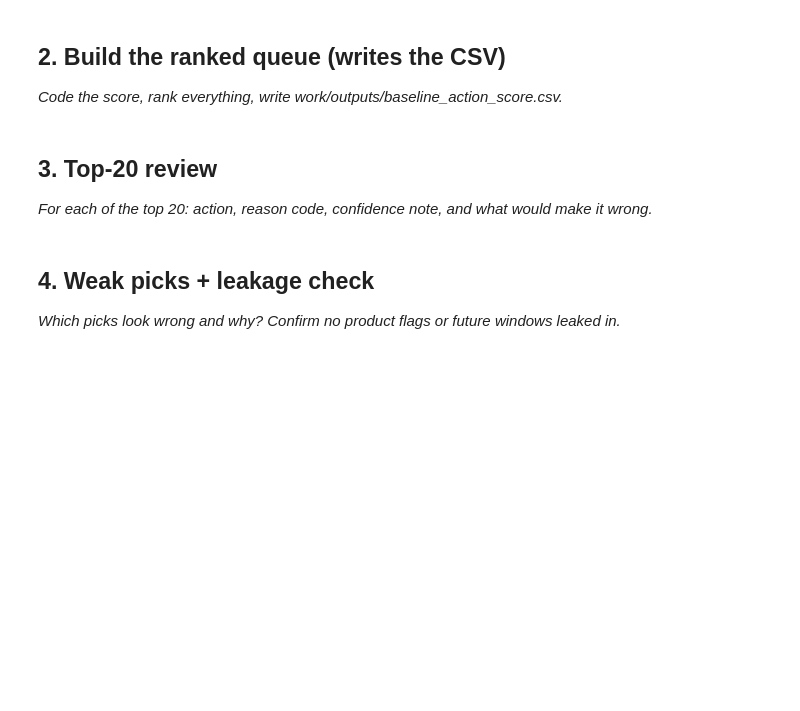
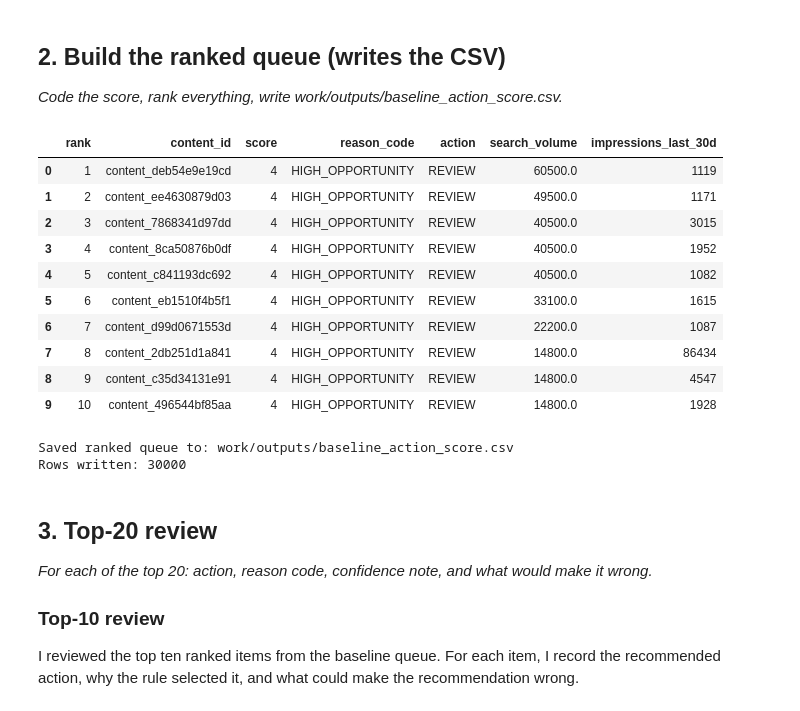
Before and after one commit to faiqakashif82-netizen/FlyRank-MachineLearning-Internship, a Jupyter notebook: work/notebooks/w04_baseline_score.ipynb, the cells around one changed output. Saved outputs shown, nothing was run; the diff lists cells and outputs as text; code cells hidden in the pictures; blank space fills up the shorter version.

```diff
--- a/work/notebooks/w04_baseline_score.ipynb
+++ b/work/notebooks/w04_baseline_score.ipynb
@@ -15,0 +108,19 @@ This skeleton is yours to fill. Work the sections **in order** — each one has
+# %%
+# Bucket search volume into simple groups
+df["volume_bucket"] = pd.cut(
+    df["search_volume"],
+    bins=[-1, 10, 50, 100, np.inf],
+    labels=["0-10", "11-50", "51-100", "101+"]
+)
+
+# Check recent impressions by search-volume bucket
+volume_check = (
+    df.groupby("volume_bucket", observed=False)
+      .agg(
+          n=("content_id", "count"),
+          avg_impressions_30d=("impressions_last_30d", "mean")
+      )
+      .reset_index()
+)
+
+volume_check
@@ -23,4 +209,59 @@ This skeleton is yours to fill. Work the sections **in order** — each one has
+# %%
+# Build the ranked queue
+ranked_queue = (
+    df[
+        [
+            "content_id",
+            "score",
+            "reason_code",
+            "action",
+            "search_volume",
+            "impressions_last_30d"
+        ]
+    ]
+    .sort_values(
+        by=["score", "search_volume", "impressions_last_30d"],
+        ascending=[False, False, False]
+    )
+    .reset_index(drop=True)
+)
+
+# Add rank
+ranked_queue.insert(0, "rank", ranked_queue.index + 1)
+
+# Show the top 10
+ranked_queue.head(10)
+# %% [output]
+|  | rank | content_id | score | reason_code | action | search_volume | impressions_last_30d |
+| 0 | 1 | content_deb54e9e19cd | 4 | HIGH_OPPORTUNITY | REVIEW | 60500.0 | 1119 |
+| 1 | 2 | content_ee4630879d03 | 4 | HIGH_OPPORTUNITY | REVIEW | 49500.0 | 1171 |
+| 2 | 3 | content_7868341d97dd | 4 | HIGH_OPPORTUNITY | REVIEW | 40500.0 | 3015 |
+| 3 | 4 | content_8ca50876b0df | 4 | HIGH_OPPORTUNITY | REVIEW | 40500.0 | 1952 |
+| 4 | 5 | content_c841193dc692 | 4 | HIGH_OPPORTUNITY | REVIEW | 40500.0 | 1082 |
+| 5 | 6 | content_eb1510f4b5f1 | 4 | HIGH_OPPORTUNITY | REVIEW | 33100.0 | 1615 |
+| 6 | 7 | content_d99d0671553d | 4 | HIGH_OPPORTUNITY | REVIEW | 22200.0 | 1087 |
+| 7 | 8 | content_2db251d1a841 | 4 | HIGH_OPPORTUNITY | REVIEW | 14800.0 | 86434 |
+| 8 | 9 | content_c35d34131e91 | 4 | HIGH_OPPORTUNITY | REVIEW | 14800.0 | 4547 |
+| 9 | 10 | content_496544bf85aa | 4 | HIGH_OPPORTUNITY | REVIEW | 14800.0 | 1928 |
+# %%
+import os
+
+os.makedirs("work/outputs", exist_ok=True)
+
+output_path = "work/outputs/baseline_action_score.csv"
+
+ranked_queue.to_csv(output_path, index=False)
+
+print(f"Saved ranked queue to: {output_path}")
+print(f"Rows written: {len(ranked_queue)}")
+# %% [output]
+Saved ranked queue to: work/outputs/baseline_action_score.csv
+Rows written: 30000
 # %% [markdown]
 ## 3. Top-20 review
 
 *For each of the top 20: action, reason code, confidence note, and what would make it wrong.*
+
+### Top-10 review
+
+I reviewed the top ten ranked items from the baseline queue. For each item, I record the recommended action, why the rule selected it, and what could make the recommendation wrong.
@@ -30,4 +267,0 @@ This skeleton is yours to fill. Work the sections **in order** — each one has
-# %% [markdown]
-## 4. Weak picks + leakage check
-
-*Which picks look wrong and why? Confirm no product flags or future windows leaked in.*
```
Also changed, not shown: parts of 21 cells of this notebook.
